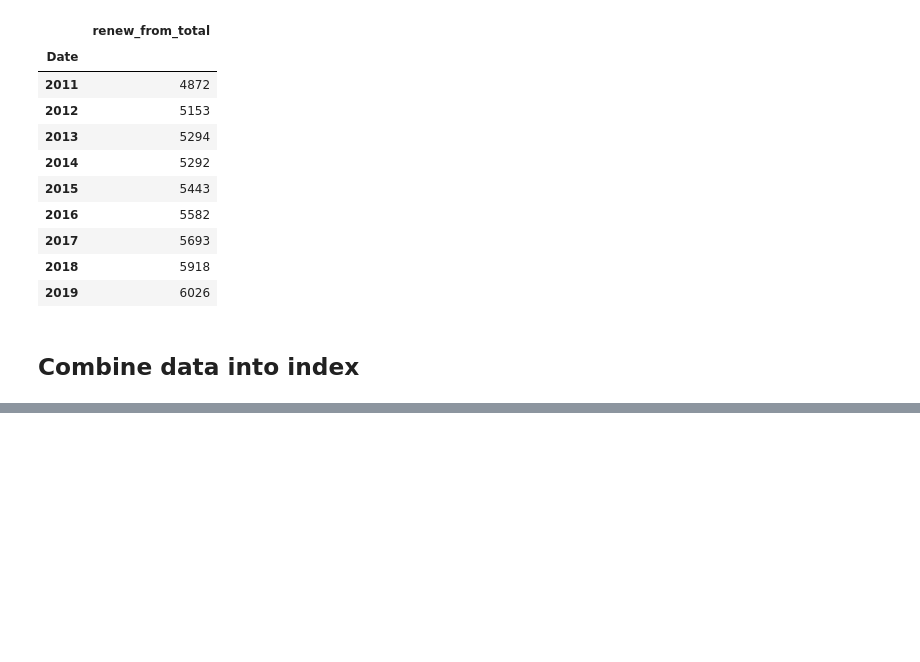
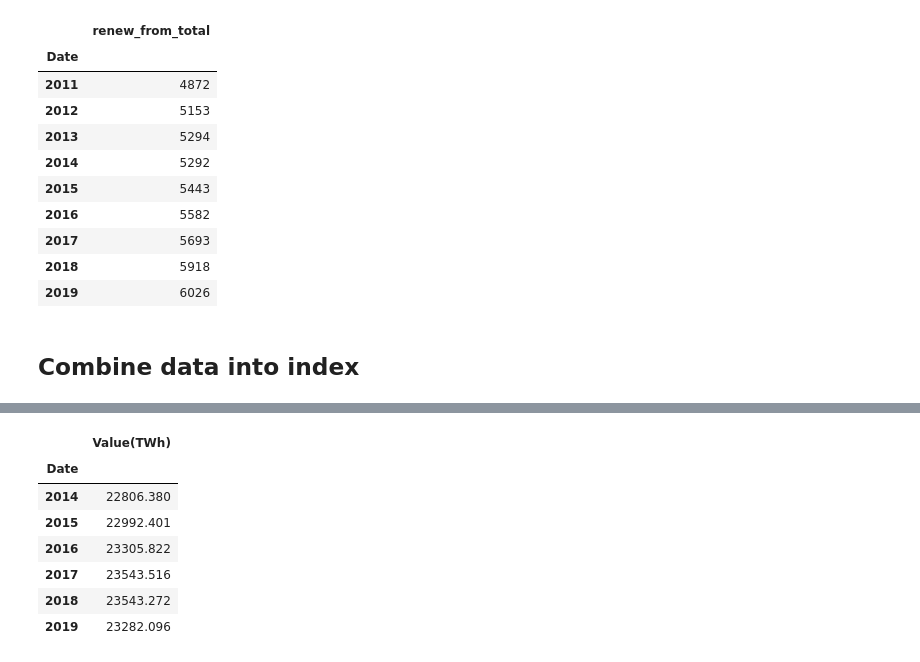
Before and after one commit to bang-a-coder/crypto-wrangling, a Jupyter notebook: crypto.ipynb, the cells around one changed output, grey strips where cells are left out. Saved outputs shown, nothing was run; the diff lists cells and outputs as text; code cells hidden in the pictures; blank space fills up the shorter version.

```diff
--- a/crypto.ipynb
+++ b/crypto.ipynb
@@ -264,0 +280,13 @@ cr_index
+# %%
+df_nrg = df_nrg[df_nrg.index >= 2014]
+df_nrg = df_nrg[df_nrg.index < 2020]
+df_nrg
+# %% [output]
+|  | Value(TWh) |
+| Date |  |
+| 2014 | 22806.380 |
+| 2015 | 22992.401 |
+| 2016 | 23305.822 |
+| 2017 | 23543.516 |
+| 2018 | 23543.272 |
+| 2019 | 23282.096 |
```
Also changed, not shown: parts of 4 cells of this notebook.
